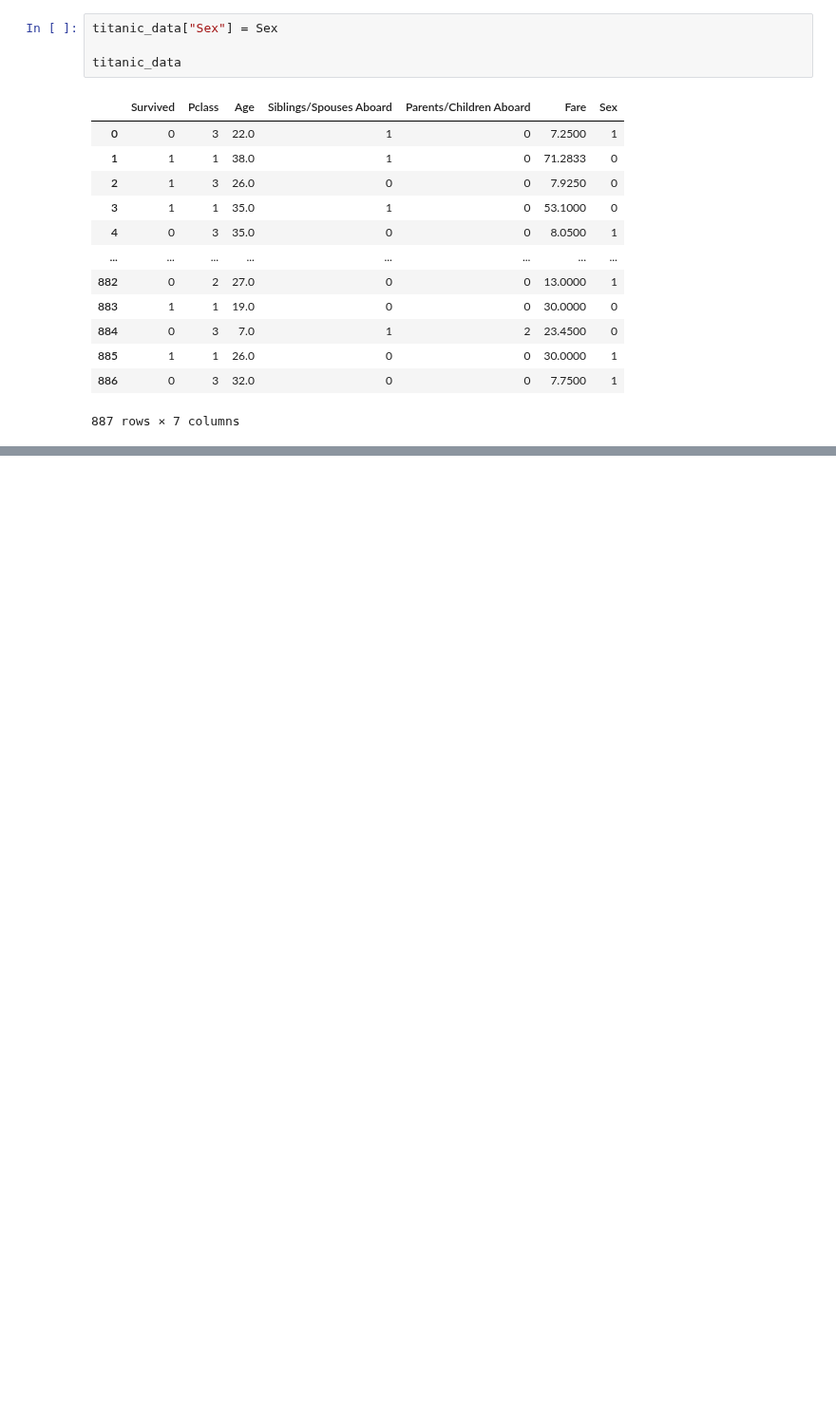
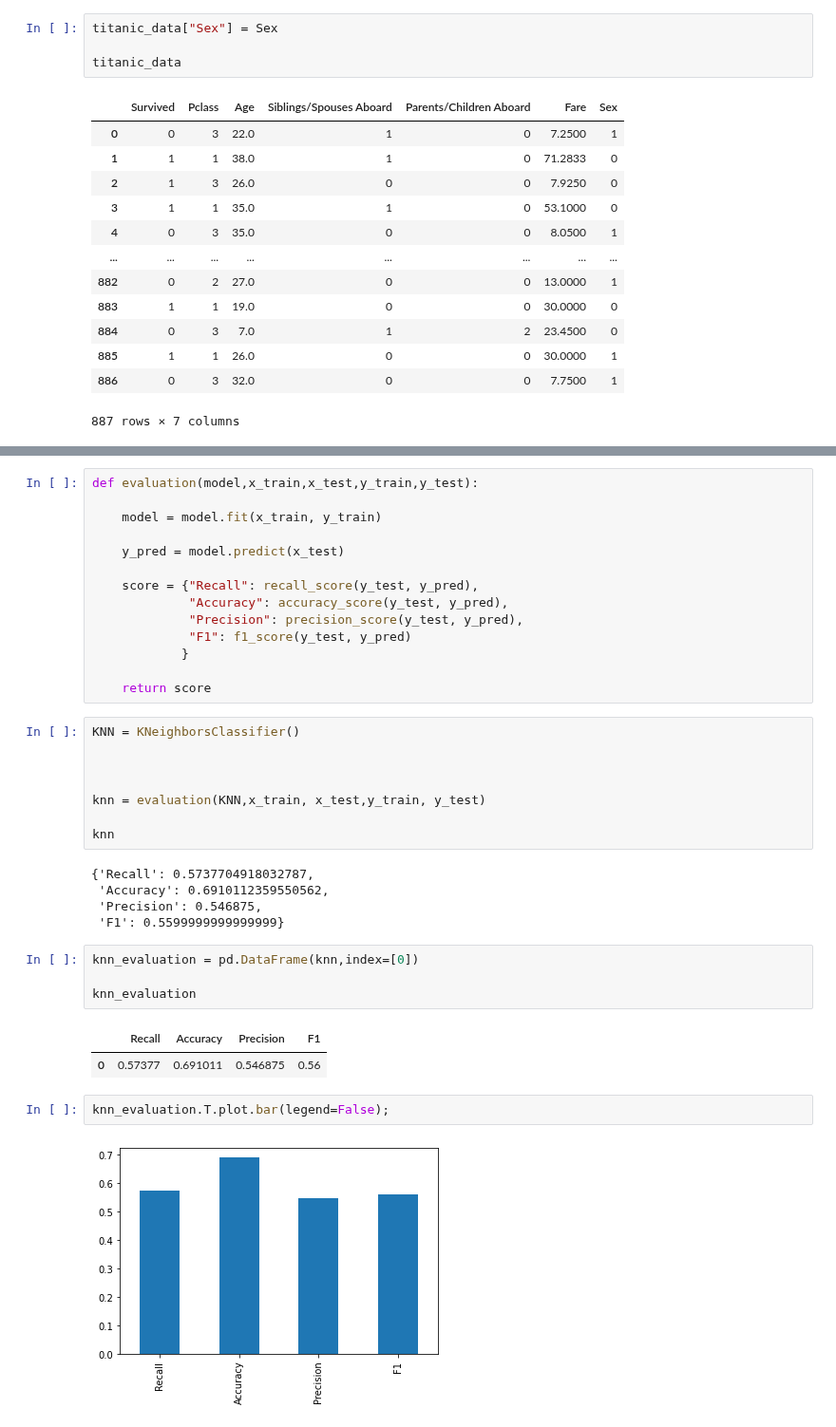
Before and after one commit to shamimsikder/ML-Exercises, a Jupyter notebook: Exercise Project/Titanic Project.ipynb, the cells around one changed output, grey strips where cells are left out. Shown at 95% size. Saved outputs shown, nothing was run; the diff lists cells and outputs as text; blank space fills up the shorter version.

Commit message:
Evaluation of RandomForestClassifier and KNeighborsClassifier

```diff
--- a/Exercise Project/Titanic Project.ipynb
+++ b/Exercise Project/Titanic Project.ipynb
@@ -236,0 +235,38 @@ model_scores.T.plot.bar(figsize=(15,10));
+# %%
+def evaluation(model,x_train,x_test,y_train,y_test):
+
+    model = model.fit(x_train, y_train)
+
+    y_pred = model.predict(x_test)
+
+    score = {"Recall": recall_score(y_test, y_pred),
+             "Accuracy": accuracy_score(y_test, y_pred),
+             "Precision": precision_score(y_test, y_pred),
+             "F1": f1_score(y_test, y_pred)
+            }
+
+    return score
+# %%
+KNN = KNeighborsClassifier()
+
+
+
+knn = evaluation(KNN,x_train, x_test,y_train, y_test)
+
+knn
+# %% [output]
+{'Recall': 0.5737704918032787,
+ 'Accuracy': 0.6910112359550562,
+ 'Precision': 0.546875,
+ 'F1': 0.5599999999999999}
+# %%
+knn_evaluation = pd.DataFrame(knn,index=[0])
+
+knn_evaluation
+# %% [output]
+|  | Recall | Accuracy | Precision | F1 |
+| 0 | 0.57377 | 0.691011 | 0.546875 | 0.56 |
+# %%
+knn_evaluation.T.plot.bar(legend=False);
+# %% [output]
+[figure, added]
```
Also changed, not shown: parts of 17 cells of this notebook.
